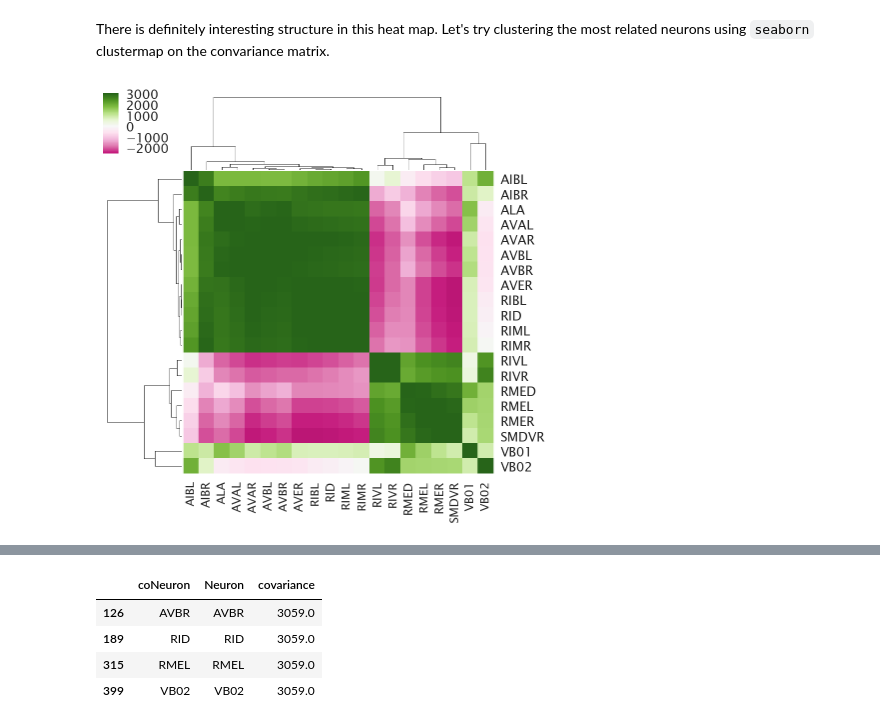
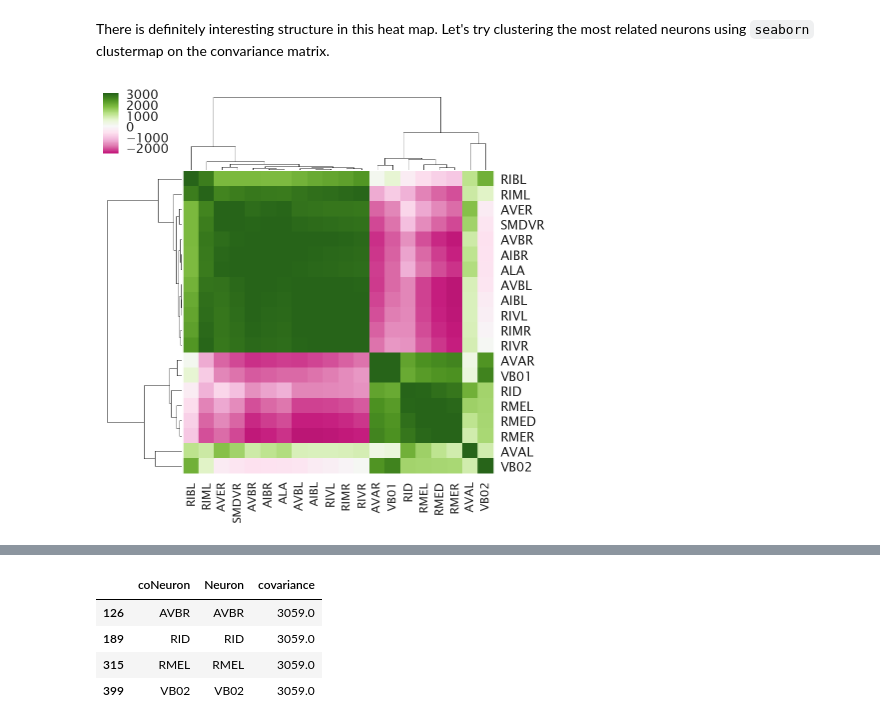
Before and after one commit to dangeles/WormsDream, a Jupyter notebook: src/oxygen_stimulus.ipynb, the cells around one changed output, grey strips where cells are left out. Drawn from its saved outputs; the diff is of its cells as text; code cells hidden in the pictures.

Commit message:
map proper lables to dendogram

```diff
--- a/src/oxygen_stimulus.ipynb
+++ b/src/oxygen_stimulus.ipynb
@@ -203,25 +203,27 @@ There is definitely interesting structure in this heat map. Let's try clustering
 # %%
 # Compute the covariance matrix
 covar = data0.T.dot(data0)
 
 covar = pd.DataFrame(covar, columns=neurons_with_replicates,
                      index=neurons_with_replicates)
 cg = sns.clustermap(covar.as_matrix(), cmap="PiYG", figsize=(7, 7),
                     **{'center':0})
 temp = cg.ax_heatmap.get_xticklabels()
 
 # Generate dictionary to convert numerical label to neuron name
 neuron_dict = {i: neurons for i, neurons in enumerate(neurons_with_replicates)}
 
-# Define stupid function to label properly the axis
-def format_fn(tick_val, tick_pos):
-    if int(tick_val) in neuron_dict.keys():
-        return neuron_dict[int(tick_val)]
-    else:
-        return ''
+# Extract labels from both axis
+xlabels = [item.get_text() for item in cg.ax_heatmap.xaxis.get_ticklabels()]
+ylabels = [item.get_text() for item in cg.ax_heatmap.yaxis.get_ticklabels()]
 
-cg.ax_heatmap.yaxis.set_major_formatter(FuncFormatter(format_fn))
-cg.ax_heatmap.xaxis.set_major_formatter(FuncFormatter(format_fn))
+# Map labels to neuron name given the dictionary
+cg.ax_heatmap.xaxis.set_ticklabels([neuron_dict[y] for y in
+                                    [int(x) for x in xlabels]])
+cg.ax_heatmap.yaxis.set_ticklabels([neuron_dict[y] for y in
+                                    [int(x) for x in ylabels]])
+
+# Rotate labels in x axis
 _ = plt.setp(cg.ax_heatmap.xaxis.get_majorticklabels(), rotation=90)
 # %% [output]
-[figure, old version]
+[figure, new version]
```
Also changed, not shown: parts of 2 cells of this notebook.
